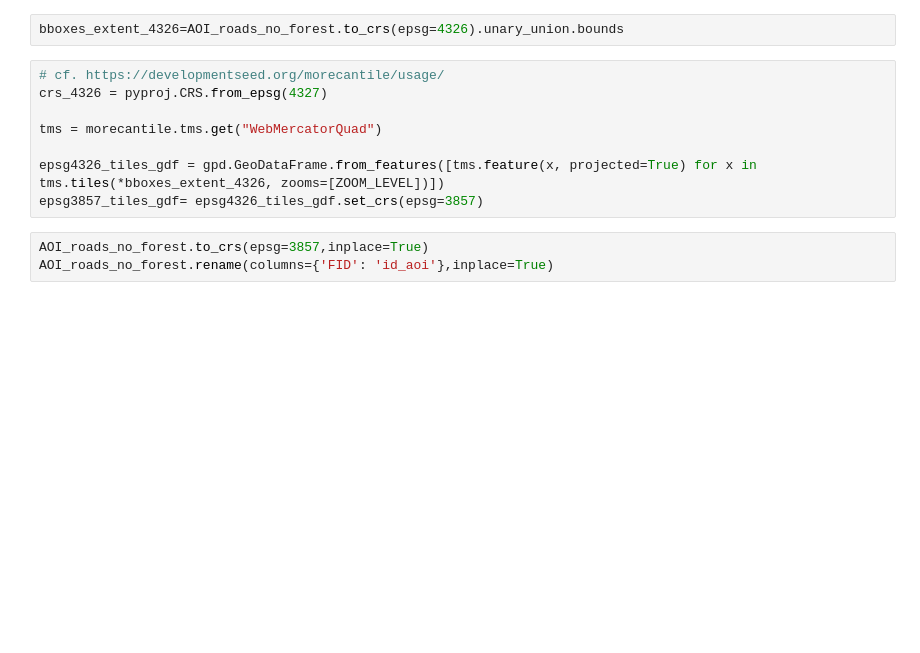
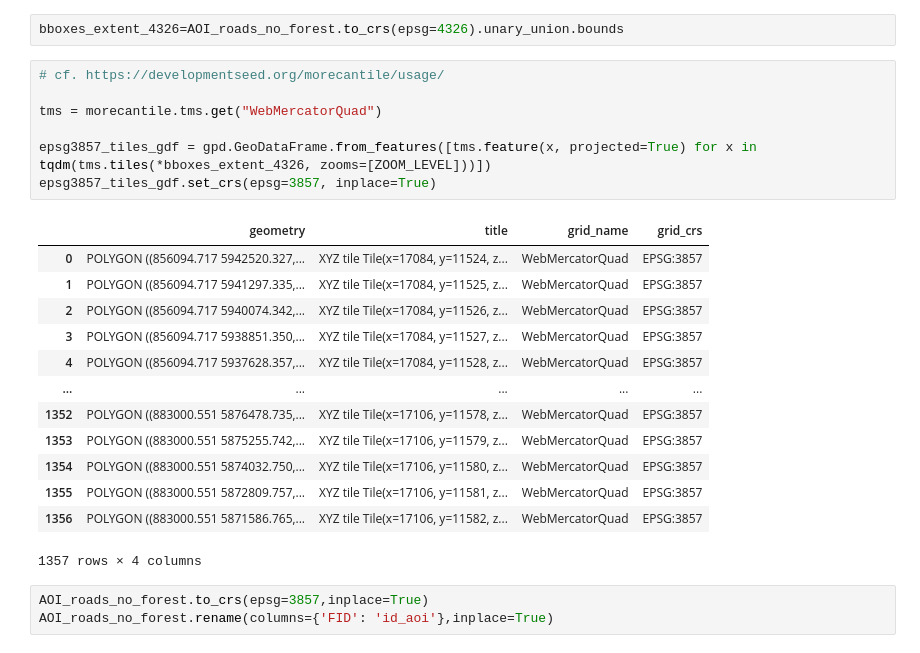
Before and after one commit to swiss-territorial-data-lab/proj-roadsurf, a Jupyter notebook: 03_Scripts/prepare_data.ipynb, the cells around one changed output. Drawn from its saved outputs; the diff is of its cells as text; blank space fills up the shorter version.

```diff
--- a/03_Scripts/prepare_data.ipynb
+++ b/03_Scripts/prepare_data.ipynb
@@ -306,12 +464,25 @@ if not DETERMINE_RESTRICTED_AOI:
 bboxes_extent_4326=AOI_roads_no_forest.to_crs(epsg=4326).unary_union.bounds
 # %%
 # cf. https://developmentseed.org/morecantile/usage/
-crs_4326 = pyproj.CRS.from_epsg(4327)
 
 tms = morecantile.tms.get("WebMercatorQuad")
 
-epsg4326_tiles_gdf = gpd.GeoDataFrame.from_features([tms.feature(x, projected=True) for x in tms.tiles(*bboxes_extent_4326, zooms=[ZOOM_LEVEL])])
-epsg3857_tiles_gdf= epsg4326_tiles_gdf.set_crs(epsg=3857)
+epsg3857_tiles_gdf = gpd.GeoDataFrame.from_features([tms.feature(x, projected=True) for x in tqdm(tms.tiles(*bboxes_extent_4326, zooms=[ZOOM_LEVEL]))])
+epsg3857_tiles_gdf.set_crs(epsg=3857, inplace=True)
+# %% [output]
+|  | geometry | title | grid_name | grid_crs |
+| 0 | POLYGON ((856094.717 5942520.327,... | XYZ tile Tile(x=17084, y=11524, z... | WebMercatorQuad | EPSG:3857 |
+| 1 | POLYGON ((856094.717 5941297.335,... | XYZ tile Tile(x=17084, y=11525, z... | WebMercatorQuad | EPSG:3857 |
+| 2 | POLYGON ((856094.717 5940074.342,... | XYZ tile Tile(x=17084, y=11526, z... | WebMercatorQuad | EPSG:3857 |
+| 3 | POLYGON ((856094.717 5938851.350,... | XYZ tile Tile(x=17084, y=11527, z... | WebMercatorQuad | EPSG:3857 |
+| 4 | POLYGON ((856094.717 5937628.357,... | XYZ tile Tile(x=17084, y=11528, z... | WebMercatorQuad | EPSG:3857 |
+| ... | ... | ... | ... | ... |
+| 1352 | POLYGON ((883000.551 5876478.735,... | XYZ tile Tile(x=17106, y=11578, z... | WebMercatorQuad | EPSG:3857 |
+| 1353 | POLYGON ((883000.551 5875255.742,... | XYZ tile Tile(x=17106, y=11579, z... | WebMercatorQuad | EPSG:3857 |
+| 1354 | POLYGON ((883000.551 5874032.750,... | XYZ tile Tile(x=17106, y=11580, z... | WebMercatorQuad | EPSG:3857 |
+| 1355 | POLYGON ((883000.551 5872809.757,... | XYZ tile Tile(x=17106, y=11581, z... | WebMercatorQuad | EPSG:3857 |
+| 1356 | POLYGON ((883000.551 5871586.765,... | XYZ tile Tile(x=17106, y=11582, z... | WebMercatorQuad | EPSG:3857 |
+1357 rows × 4 columns
 # %%
 AOI_roads_no_forest.to_crs(epsg=3857,inplace=True)
 AOI_roads_no_forest.rename(columns={'FID': 'id_aoi'},inplace=True)
```
Also changed, not shown: parts of 14 cells of this notebook, 8 other files.
